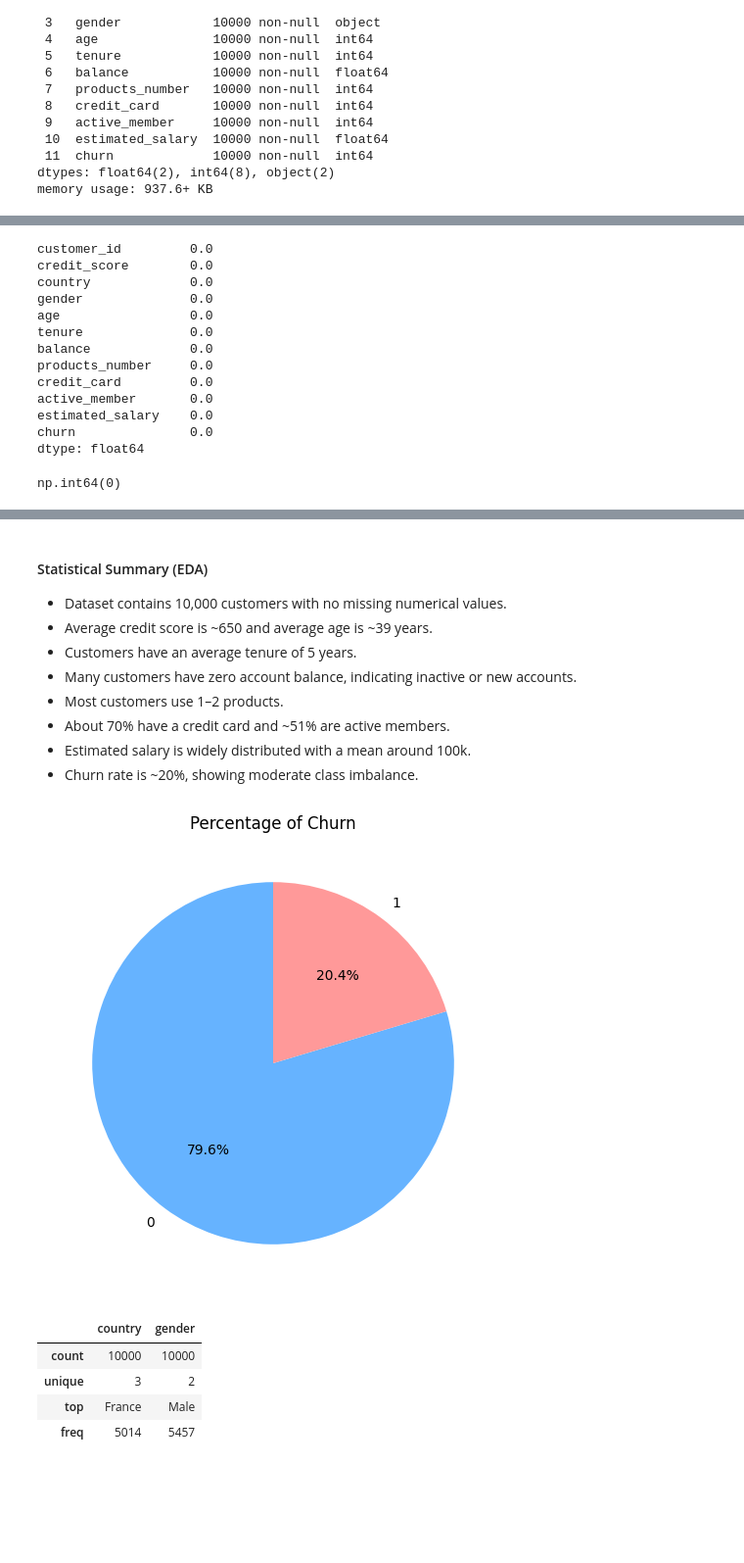
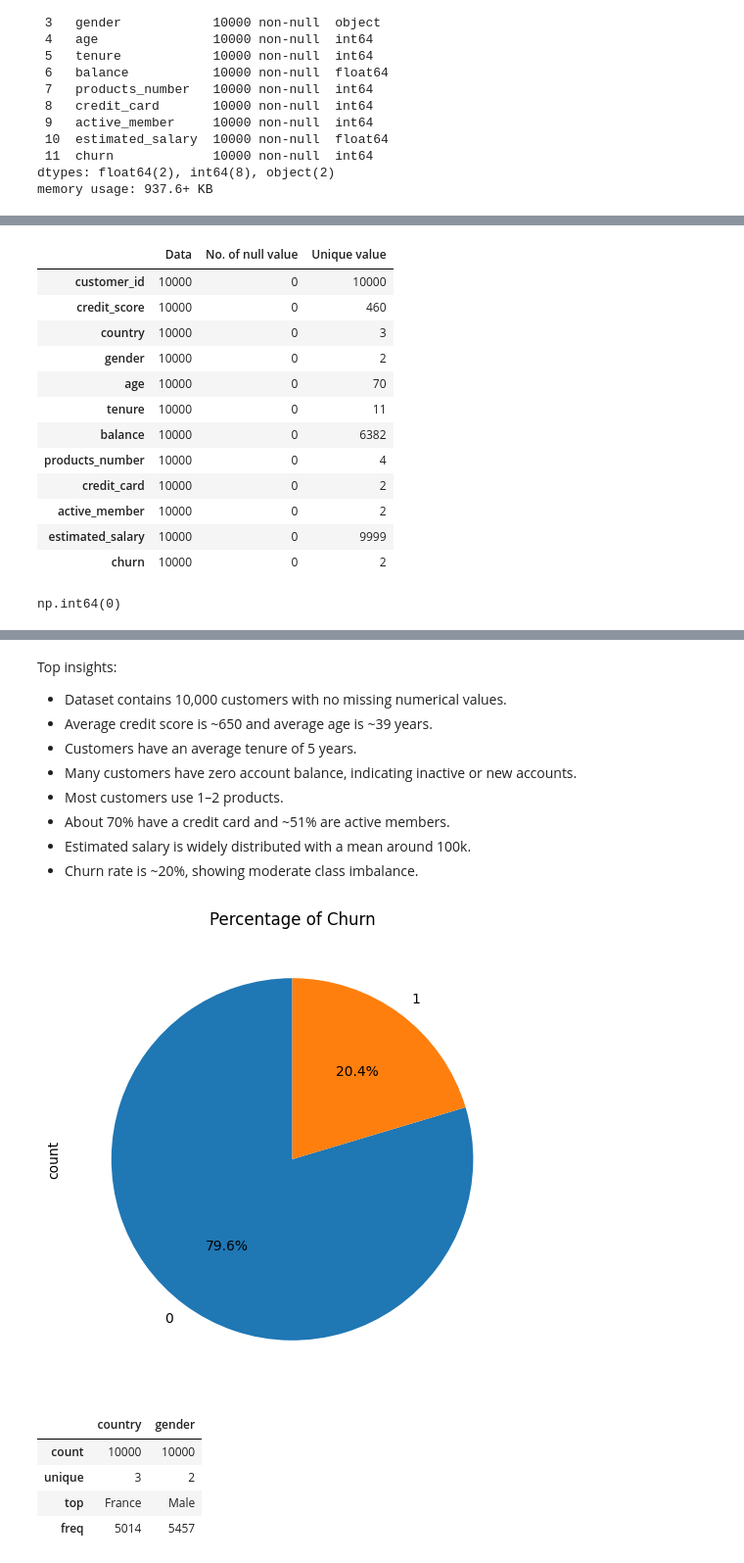
Before and after one commit to rajeevkumar75/Bank-Customer-Churn-Prediction, a Jupyter notebook: notebooks/Eda end to end.ipynb, the cells around one changed output, grey strips where cells are left out. Shown at 98% size. Saved outputs shown, nothing was run; the diff lists cells and outputs as text; code cells hidden in the pictures; blank space fills up the shorter version.

```diff
--- a/notebooks/Eda end to end.ipynb
+++ b/notebooks/Eda end to end.ipynb
@@ -49,19 +63,22 @@ Index(['customer_id', 'credit_score', 'country', 'gender', 'age', 'tenure',
 # %%
-df.isnull().mean() * 100
+pd.DataFrame({'Data':df.shape[0],
+              'No. of null value':df.isnull().sum(),
+              'Unique value ':df.nunique()
+})
 # %% [output]
-customer_id         0.0
-credit_score        0.0
-country             0.0
-gender              0.0
-age                 0.0
-tenure              0.0
-balance             0.0
-products_number     0.0
-credit_card         0.0
-active_member       0.0
-estimated_salary    0.0
-churn               0.0
-dtype: float64
+|  | Data | No. of null value | Unique value |
+| customer_id | 10000 | 0 | 10000 |
+| credit_score | 10000 | 0 | 460 |
+| country | 10000 | 0 | 3 |
+| gender | 10000 | 0 | 2 |
+| age | 10000 | 0 | 70 |
+| tenure | 10000 | 0 | 11 |
+| balance | 10000 | 0 | 6382 |
+| products_number | 10000 | 0 | 4 |
+| credit_card | 10000 | 0 | 2 |
+| active_member | 10000 | 0 | 2 |
+| estimated_salary | 10000 | 0 | 9999 |
+| churn | 10000 | 0 | 2 |
 # %%
 df.duplicated().sum()
 # %% [output]
@@ -79,7 +96,7 @@ df.describe()
 | 75% | 1.575323e+07 | 718.000000 | 44.000000 | 7.000000 | 127644.240000 | 2.000000 | 1.00000 | 1.000000 | ... |
 | max | 1.581569e+07 | 850.000000 | 92.000000 | 10.000000 | 250898.090000 | 4.000000 | 1.00000 | 1.000000 | ... |
 # %% [markdown]
-#### Statistical Summary (EDA)
+Top insights:
 - Dataset contains 10,000 customers with no missing numerical values.
 - Average credit score is ~650 and average age is ~39 years.
 - Customers have an average tenure of 5 years.
@@ -90,12 +107,11 @@ df.describe()
 - Churn rate is ~20%, showing moderate class imbalance.
 # %%
 plt.figure(figsize=(6, 6))
-df['churn'].value_counts().plot.pie(autopct='%1.1f%%', colors=['#66b3ff','#ff9999'], startangle=90)
+df['churn'].value_counts().plot.pie(autopct='%1.1f%%', startangle=90)
 plt.title('Percentage of Churn')
-plt.ylabel('')
 plt.show()
 # %% [output]
-[figure, old version]
+[figure, new version]
 # %%
 df.describe(include="object")
 # %% [output]
```
Also changed, not shown: parts of 29 cells of this notebook.
